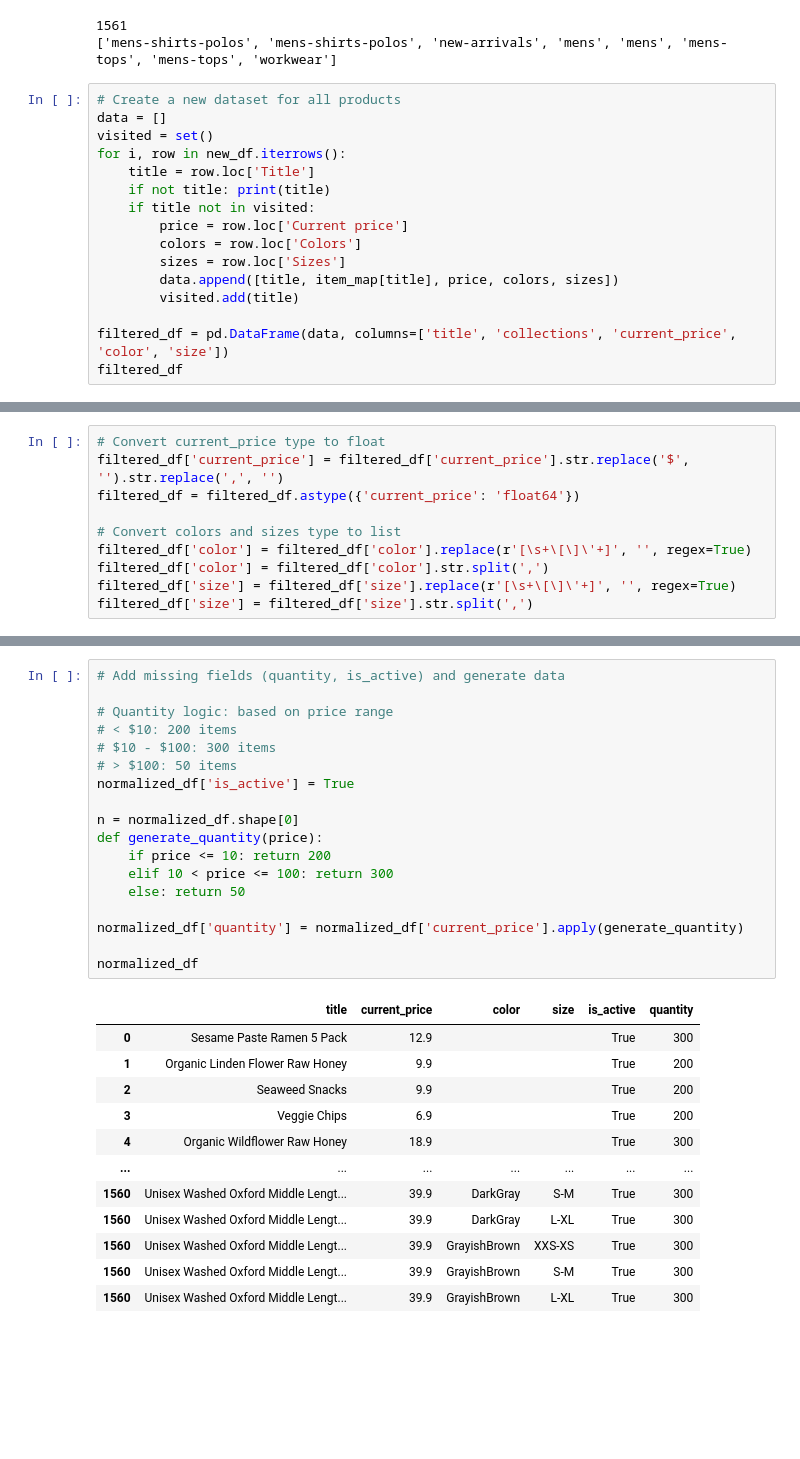
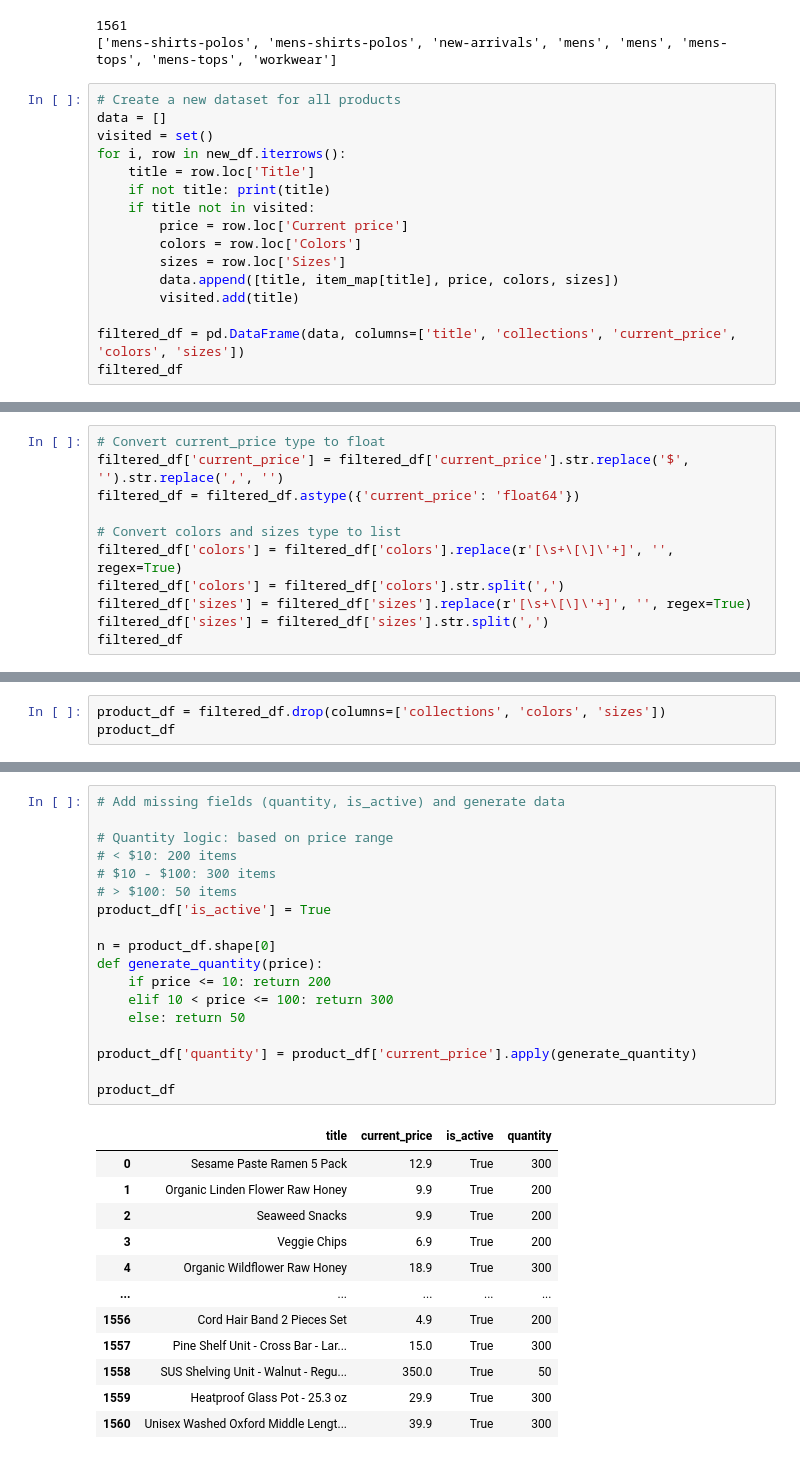
Before and after one commit to dauinh/enterprise_db, a Jupyter notebook: data/clean.ipynb, the cells around one changed output, grey strips where cells are left out. Saved outputs shown, nothing was run; the diff lists cells and outputs as text; blank space fills up the shorter version.

Commit message:
create relationship tables

```diff
--- a/data/clean.ipynb
+++ b/data/clean.ipynb
@@ -97,6 +97,6 @@ for i, row in new_df.iterrows():
         data.append([title, item_map[title], price, colors, sizes])
         visited.add(title)
 
-filtered_df = pd.DataFrame(data, columns=['title', 'collections', 'current_price', 'color', 'size'])
+filtered_df = pd.DataFrame(data, columns=['title', 'collections', 'current_price', 'colors', 'sizes'])
 filtered_df
 # %% [output]
@@ -119,7 +119,8 @@ filtered_df['current_price'] = filtered_df['current_price'].str.replace('$', '')
 filtered_df = filtered_df.astype({'current_price': 'float64'})
 
 # Convert colors and sizes type to list
-filtered_df['color'] = filtered_df['color'].replace(r'[\s+\[\]\'+]', '', regex=True)
-filtered_df['color'] = filtered_df['color'].str.split(',')
-filtered_df['size'] = filtered_df['size'].replace(r'[\s+\[\]\'+]', '', regex=True)
-filtered_df['size'] = filtered_df['size'].str.split(',')
+filtered_df['colors'] = filtered_df['colors'].replace(r'[\s+\[\]\'+]', '', regex=True)
+filtered_df['colors'] = filtered_df['colors'].str.split(',')
+filtered_df['sizes'] = filtered_df['sizes'].replace(r'[\s+\[\]\'+]', '', regex=True)
+filtered_df['sizes'] = filtered_df['sizes'].str.split(',')
+filtered_df
@@ -214,0 +208,3 @@ normalized_df
+# %%
+product_df = filtered_df.drop(columns=['collections', 'colors', 'sizes'])
+product_df
@@ -215,31 +225,31 @@ normalized_df
 # %%
 # Add missing fields (quantity, is_active) and generate data
 
 # Quantity logic: based on price range
 # < $10: 200 items
 # $10 - $100: 300 items
 # > $100: 50 items
-normalized_df['is_active'] = True
+product_df['is_active'] = True
 
-n = normalized_df.shape[0]
+n = product_df.shape[0]
 def generate_quantity(price):
     if price <= 10: return 200
     elif 10 < price <= 100: return 300
     else: return 50
 
-normalized_df['quantity'] = normalized_df['current_price'].apply(generate_quantity)
+product_df['quantity'] = product_df['current_price'].apply(generate_quantity)
 
-normalized_df
+product_df
 # %% [output]
-|  | title | current_price | color | size | is_active | quantity |
-| 0 | Sesame Paste Ramen 5 Pack | 12.9 |  |  | True | 300 |
-| 1 | Organic Linden Flower Raw Honey | 9.9 |  |  | True | 200 |
-| 2 | Seaweed Snacks | 9.9 |  |  | True | 200 |
-| 3 | Veggie Chips | 6.9 |  |  | True | 200 |
-| 4 | Organic Wildflower Raw Honey | 18.9 |  |  | True | 300 |
-| ... | ... | ... | ... | ... | ... | ... |
-| 1560 | Unisex Washed Oxford Middle Lengt... | 39.9 | DarkGray | S-M | True | 300 |
-| 1560 | Unisex Washed Oxford Middle Lengt... | 39.9 | DarkGray | L-XL | True | 300 |
-| 1560 | Unisex Washed Oxford Middle Lengt... | 39.9 | GrayishBrown | XXS-XS | True | 300 |
-| 1560 | Unisex Washed Oxford Middle Lengt... | 39.9 | GrayishBrown | S-M | True | 300 |
-| 1560 | Unisex Washed Oxford Middle Lengt... | 39.9 | GrayishBrown | L-XL | True | 300 |
+|  | title | current_price | is_active | quantity |
+| 0 | Sesame Paste Ramen 5 Pack | 12.9 | True | 300 |
+| 1 | Organic Linden Flower Raw Honey | 9.9 | True | 200 |
+| 2 | Seaweed Snacks | 9.9 | True | 200 |
+| 3 | Veggie Chips | 6.9 | True | 200 |
+| 4 | Organic Wildflower Raw Honey | 18.9 | True | 300 |
+| ... | ... | ... | ... | ... |
+| 1556 | Cord Hair Band 2 Pieces Set | 4.9 | True | 200 |
+| 1557 | Pine Shelf Unit - Cross Bar - Lar... | 15.0 | True | 300 |
+| 1558 | SUS Shelving Unit - Walnut - Regu... | 350.0 | True | 50 |
+| 1559 | Heatproof Glass Pot - 25.3 oz | 29.9 | True | 300 |
+| 1560 | Unisex Washed Oxford Middle Lengt... | 39.9 | True | 300 |
```
Also changed, not shown: parts of 12 cells of this notebook.
